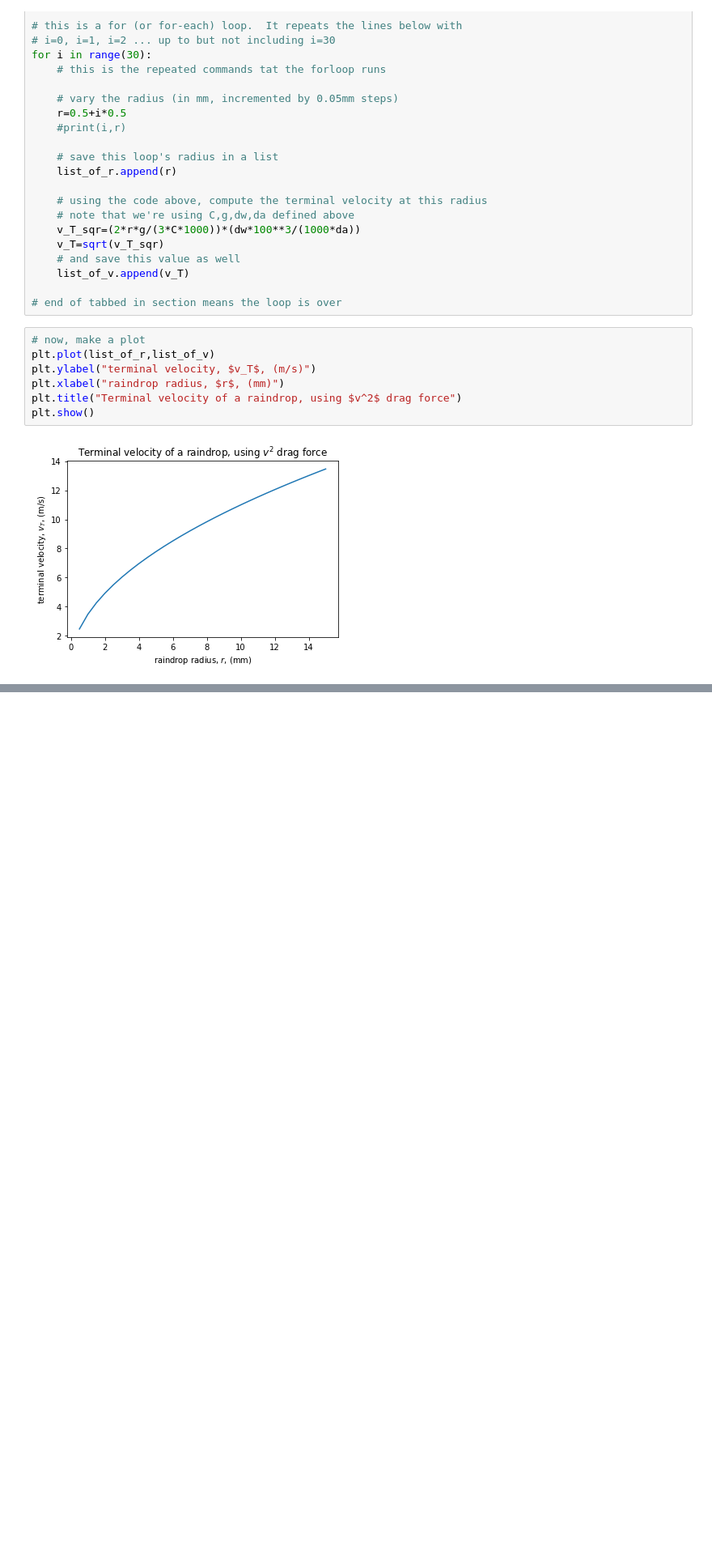
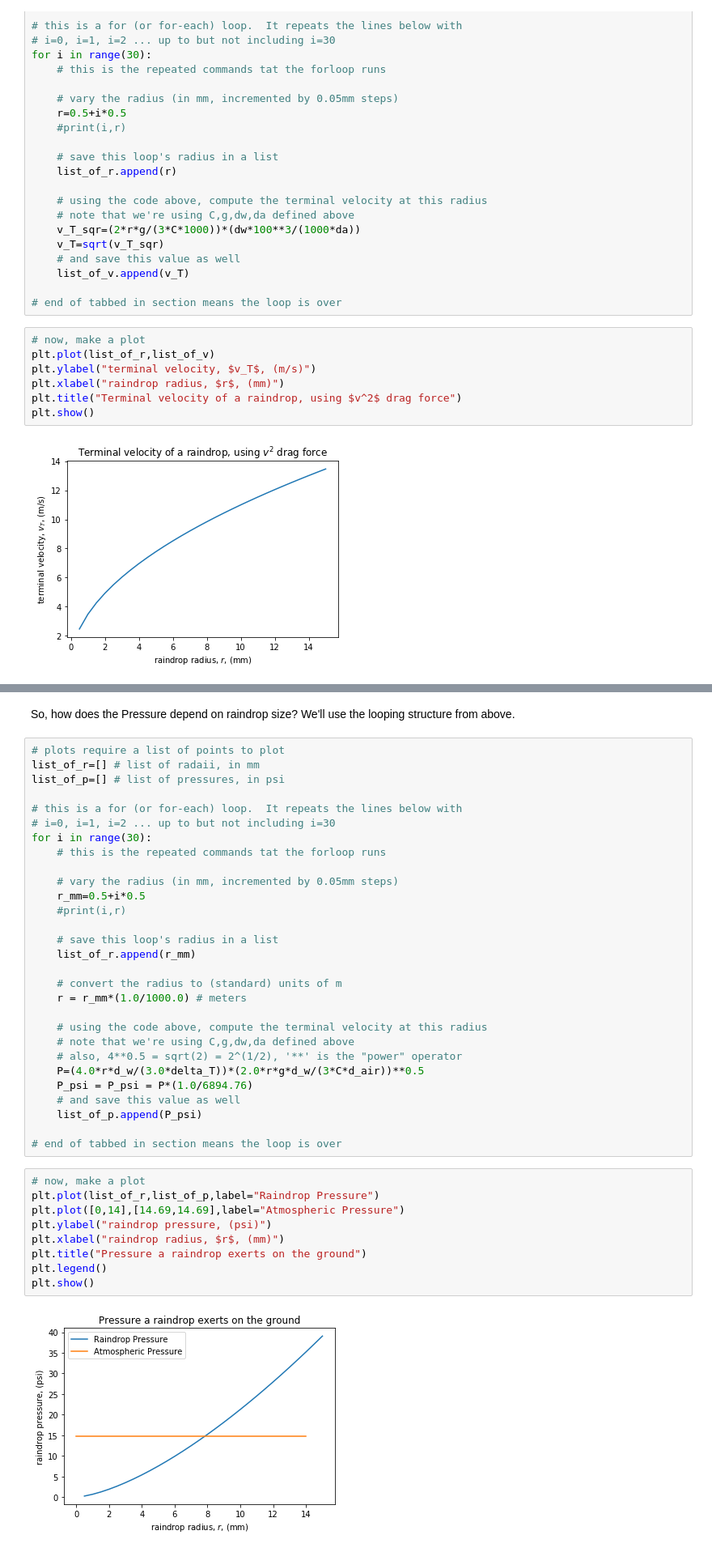
Before and after one commit to ntmoore/Physics1, a Jupyter notebook: Raindrops.ipynb, the cells around one changed output, grey strips where cells are left out. Shown at 81% size. Cells and saved outputs as stored; diff of their text form; blank space fills up the shorter version.

Commit message:
revised version with pressure calculation
also uploaded JAMS raindrop size paper

```diff
--- a/Raindrops.ipynb
+++ b/Raindrops.ipynb
@@ -97,0 +166,42 @@ plt.show()
+# %% [markdown]
+So, how does the Pressure depend on raindrop size? We'll use the looping structure from above.
+# %%
+# plots require a list of points to plot
+list_of_r=[] # list of radaii, in mm
+list_of_p=[] # list of pressures, in psi
+
+# this is a for (or for-each) loop.  It repeats the lines below with
+# i=0, i=1, i=2 ... up to but not including i=30
+for i in range(30):
+    # this is the repeated commands tat the forloop runs
+
+    # vary the radius (in mm, incremented by 0.05mm steps)
+    r_mm=0.5+i*0.5
+    #print(i,r)
+
+    # save this loop's radius in a list
+    list_of_r.append(r_mm)
+
+    # convert the radius to (standard) units of m
+    r = r_mm*(1.0/1000.0) # meters
+
+    # using the code above, compute the terminal velocity at this radius
+    # note that we're using C,g,dw,da defined above
+    # also, 4**0.5 = sqrt(2) = 2^(1/2), '**' is the "power" operator
+    P=(4.0*r*d_w/(3.0*delta_T))*(2.0*r*g*d_w/(3*C*d_air))**0.5
+    P_psi = P_psi = P*(1.0/6894.76)
+    # and save this value as well
+    list_of_p.append(P_psi)
+
+# end of tabbed in section means the loop is over
+# %%
+# now, make a plot
+plt.plot(list_of_r,list_of_p,label="Raindrop Pressure")
+plt.plot([0,14],[14.69,14.69],label="Atmospheric Pressure")
+plt.ylabel("raindrop pressure, (psi)")
+plt.xlabel("raindrop radius, $r$, (mm)")
+plt.title("Pressure a raindrop exerts on the ground")
+plt.legend()
+plt.show()
+# %% [output]
+[figure, added]
```
Also changed, not shown: parts of 9 cells of this notebook, 1 other file.
